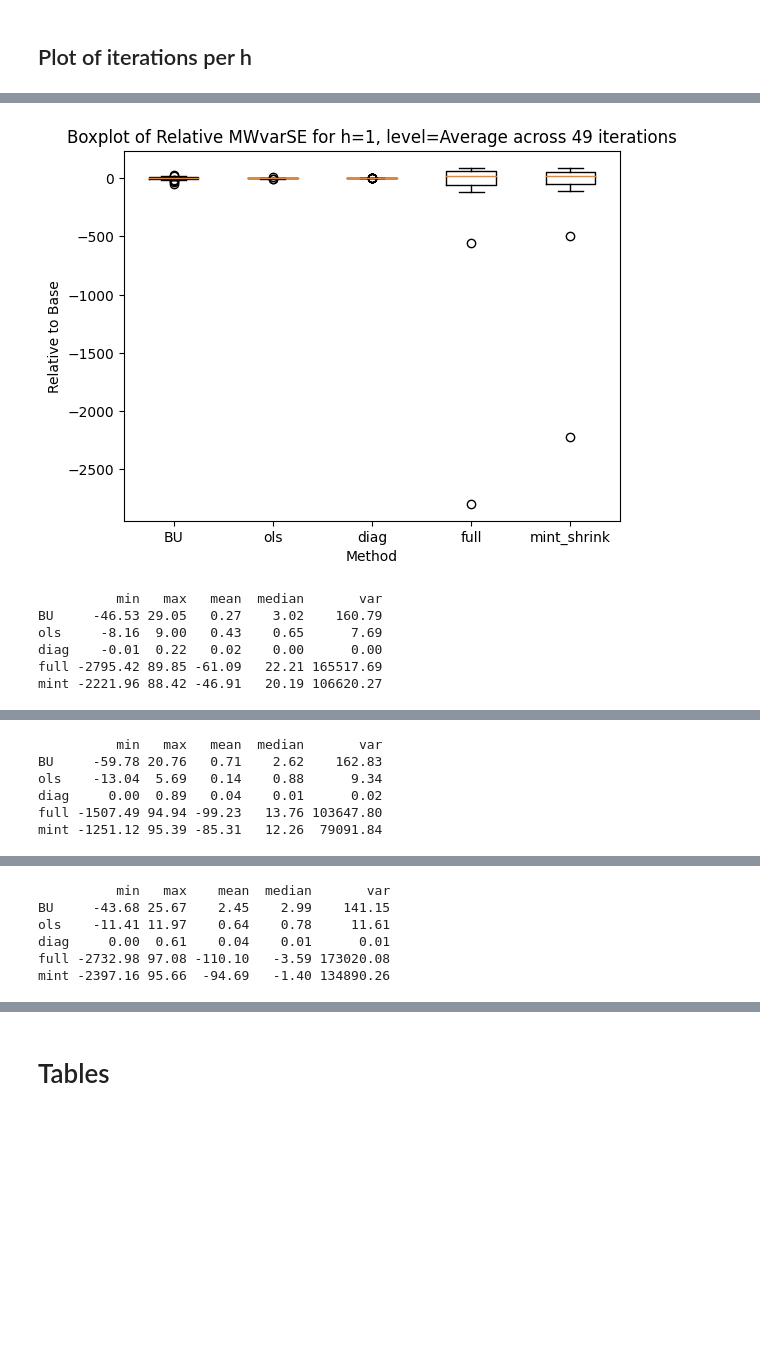
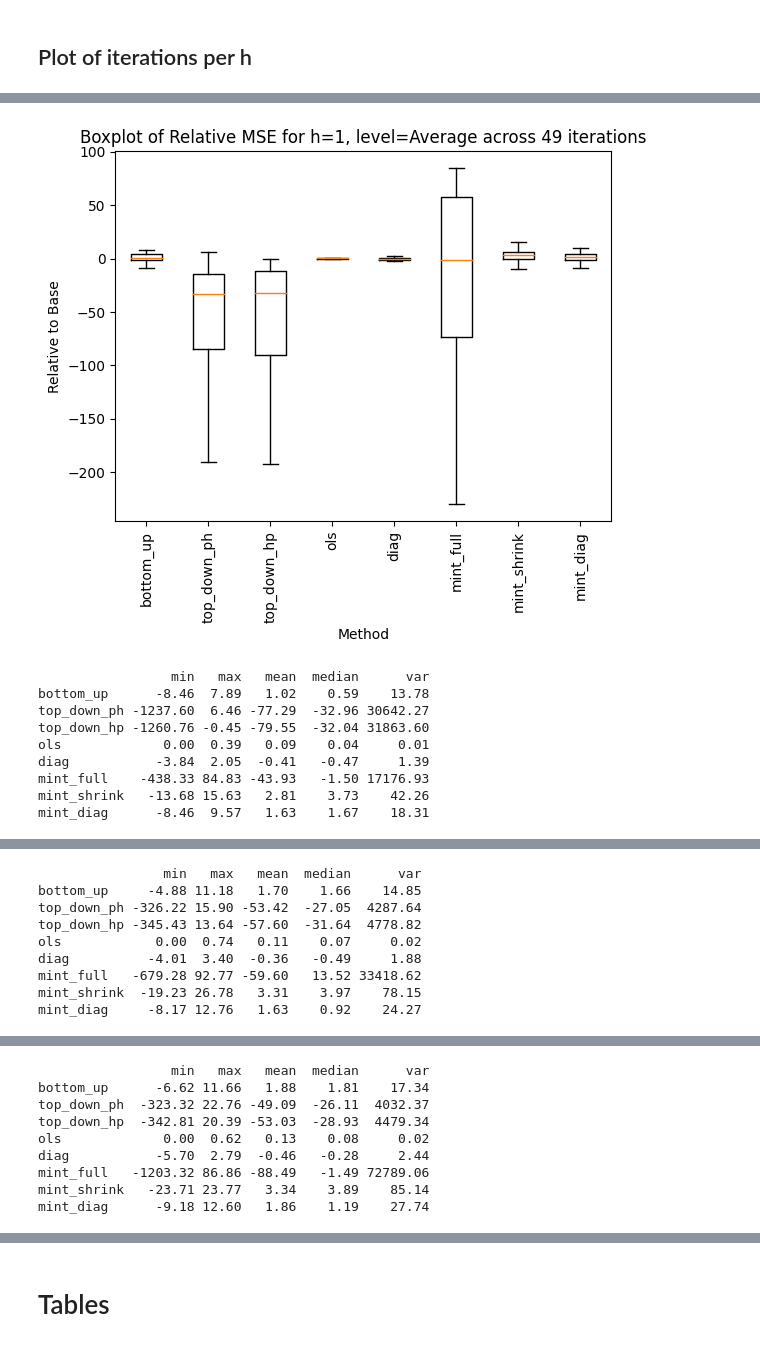
Before and after one commit to skoMarat/Hierarchical-Forecasting, a Jupyter notebook: spatial_notebook.ipynb, the cells around one changed output, grey strips where cells are left out. Drawn from its saved outputs; the diff is of its cells as text; code cells hidden in the pictures; blank space fills up the shorter version.

```diff
--- a/spatial_notebook.ipynb
+++ b/spatial_notebook.ipynb
@@ -428,7 +396,7 @@ Reconciliation is complete
 # %% [markdown]
 # Forecast Tree using Tuned parameters
 # %%
-with open(os.getcwd()+'\\data\\M5\\ddParams_20241007_232407.pkl', 'rb') as file:
+with open(os.getcwd()+'\\outputs\\ddParams_20241007_232407.pkl', 'rb') as file:
     ddParams  = pickle.load(file)
 tree_tuned=Tree( data_directory = Y_path , type='spatial')
 tree_tuned.forecast_Prophet(iOoS=28 , dfHolidays=dfHolidays, ddParams=ddParams)
@@ -459,9 +427,9 @@ Reconciliation is complete
 # %% [markdown]
 # read dOutputs of already completed CVs
 # %%
-with open(os.getcwd()+'\\data\\M5\\dCVOutputs_default_new.pkl', 'rb') as file:
+with open(os.getcwd()+'\\outputs\\dCVOutputs_default.pkl', 'rb') as file:
     dOutputs_default  = pickle.load(file)
-with open(os.getcwd()+'\\data\\M5\\dCVOutputs_tuned_new.pkl', 'rb') as file:
+with open(os.getcwd()+'\\outputs\\dCVOutputs_tuned.pkl', 'rb') as file:
     dOutputs_tuned  = pickle.load(file)
 tree_default=Tree( data_directory = Y_path , type='spatial')
 slices = [len([sublist for sublist in tree_default.list_of_leafs if sublist.count(None) == i]) for i, _ in enumerate(tree_default.levels)]
@@ -493,7 +461,7 @@ level='Average'
 iters=int(dOutputs_default['bottom_up']['mYhat'].shape[1]/28)
 metric='MSE'
 
-vMethods=getCVResults( h=1, dOutputs=dOutputs , vW=vW, metric=metric , slices=slices  ,
+vMethods=getCVResults( h=1, dOutputs=dOutputs ,  metric=metric , slices=slices  ,
                       iters = None, rolling=True).columns.get_level_values(0).unique()
 vMethods=vMethods.drop(['top_down_ph','top_down_hp'])
 
@@ -502,7 +470,7 @@ for method in vMethods:
     vValues = np.zeros(28)
 
     for h in range(1, 29):
-        df = getCVResults(h=h, dOutputs=dOutputs_default, vW=vW, metric=metric, slices=slices,
+        df = getCVResults(h=h, dOutputs=dOutputs_default,  metric=metric, slices=slices,
                           iters=iter,
                           rolling=False)[method]
         vValues[h-1] = df[df.index == level][relative].item()
@@ -530,14 +494,13 @@ level='Average'
 iters=int(dOutputs['bottom_up']['mYhat'].shape[1]/28)
 metric='MSE'
 
-
-
-vMethods=getCVResults( h=1, dOutputs=dOutputs , metric=metric , slices=slices ,iters = None, rolling=True).columns.get_level_values(0).unique()
-vMethods=vMethods.drop(['top_down_ph','top_down_hp'])
+lMethods=list(dOutputs.keys())
+# lMethods.remove('top_down_ph')
+# lMethods.remove('top_down_hp')
 
 plt.figure()
 for h in [1,7,14,28]:
-    for method in vMethods:
+    for method in lMethods:
         vValues = np.zeros(iters)
 
         for iter in range(1, iters+1):
@@ -567,10 +530,11 @@ dOutputs=dOutputs_default
 relative='Base'
 level='Average'
 iters=int(dOutputs['bottom_up']['mYhat'].shape[1]/28)
-metric="MWvarSE"
+metric="MSE"
 
-vMethods=getCVResults( h=1, dOutputs=dOutputs ,  metric=metric , slices=slices ,iters = None, rolling=True).columns.get_level_values(0).unique()
-vMethods=vMethods.drop(['top_down_ph','top_down_hp'])
+lMethods=list(dOutputs.keys())
+# lMethods.remove('top_down_ph')
+# lMethods.remove('top_down_hp')
 
 
 ### Here we should calculate the loss for each iteration , then plot the loss
@@ -581,7 +545,7 @@ for h in [1,7,14,28]:
     data = []  # To store values for each method
     labels = []  # To store method names as labels
 
-    for method in vMethods:
+    for method in lMethods:
         vValues = np.zeros(iters)
 
         for iter in range(1, iters+1):
@@ -590,39 +554,43 @@ for h in [1,7,14,28]:
                               iters=iter,
                               rolling=False, relative=True)[method]
             vValues[iter-1] = df[df.index == level][relative].item()
 
         # Collect all values for the boxplot
         data.append(vValues)
         labels.append(method)
 
 
 
     # Create a boxplot for the current `h` step-ahead forecast
-    plt.boxplot(data, labels=labels,showfliers=True)
+    plt.boxplot(data, labels=labels,showfliers=False)
 
     plt.xlabel("Method")
     plt.ylabel(f"Relative to {relative}")
+    plt.xticks(rotation=90)
     plt.title(f"Boxplot of Relative {metric} for h={h}, level={level} across {iters} iterations")
 
     # Show the plot
     plt.show()
 
     #print stats
     mData=np.vstack((np.min(data,axis=1),
                 np.max(data,axis=1),
                 np.mean(data,axis=1),
                 np.median(data,axis=1),
                 np.var(data,axis=1)
                 ))
     dfStats=pd.DataFrame(data=mData.T, columns=['min', 'max', 'mean','median','var'],
-                         index=['BU','ols','diag','mint_full','mint_shrink','mint_diag']
+                         index=lMethods
                      )
     print(dfStats)
 # %% [output]
-[figure, old version]
+[figure, new version]
-          min   max   mean  median       var
-BU     -46.53 29.05   0.27    3.02    160.79
-ols     -8.16  9.00   0.43    0.65      7.69
-diag    -0.01  0.22   0.02    0.00      0.00
-full -2795.42 89.85 -61.09   22.21 165517.69
-mint -2221.96 88.42 -46.91   20.19 106620.27
+                 min   max   mean  median      var
+bottom_up      -8.46  7.89   1.02    0.59    13.78
+top_down_ph -1237.60  6.46 -77.29  -32.96 30642.27
+top_down_hp -1260.76 -0.45 -79.55  -32.04 31863.60
+ols             0.00  0.39   0.09    0.04     0.01
+diag           -3.84  2.05  -0.41   -0.47     1.39
+mint_full    -438.33 84.83 -43.93   -1.50 17176.93
+mint_shrink   -13.68 15.63   2.81    3.73    42.26
+mint_diag      -8.46  9.57   1.63    1.67    18.31
@@ -630,6 +598,9 @@ mint -2221.96 88.42 -46.91   20.19 106620.27
-          min   max   mean  median       var
-BU     -59.78 20.76   0.71    2.62    162.83
-ols    -13.04  5.69   0.14    0.88      9.34
-diag     0.00  0.89   0.04    0.01      0.02
-full -1507.49 94.94 -99.23   13.76 103647.80
-mint -1251.12 95.39 -85.31   12.26  79091.84
+                min   max   mean  median      var
+bottom_up     -4.88 11.18   1.70    1.66    14.85
+top_down_ph -326.22 15.90 -53.42  -27.05  4287.64
+top_down_hp -345.43 13.64 -57.60  -31.64  4778.82
+ols            0.00  0.74   0.11    0.07     0.02
+diag          -4.01  3.40  -0.36   -0.49     1.88
+mint_full   -679.28 92.77 -59.60   13.52 33418.62
+mint_shrink  -19.23 26.78   3.31    3.97    78.15
+mint_diag     -8.17 12.76   1.63    0.92    24.27
@@ -637,6 +608,9 @@ mint -1251.12 95.39 -85.31   12.26  79091.84
-          min   max    mean  median       var
-BU     -43.68 25.67    2.45    2.99    141.15
-ols    -11.41 11.97    0.64    0.78     11.61
-diag     0.00  0.61    0.04    0.01      0.01
-full -2732.98 97.08 -110.10   -3.59 173020.08
-mint -2397.16 95.66  -94.69   -1.40 134890.26
+                 min   max   mean  median      var
+bottom_up      -6.62 11.66   1.88    1.81    17.34
+top_down_ph  -323.32 22.76 -49.09  -26.11  4032.37
+top_down_hp  -342.81 20.39 -53.03  -28.93  4479.34
+ols             0.00  0.62   0.13    0.08     0.02
+diag           -5.70  2.79  -0.46   -0.28     2.44
+mint_full   -1203.32 86.86 -88.49   -1.49 72789.06
+mint_shrink   -23.71 23.77   3.34    3.89    85.14
+mint_diag      -9.18 12.60   1.86    1.19    27.74
```
Also changed, not shown: parts of 61 cells of this notebook, 3 other files.
